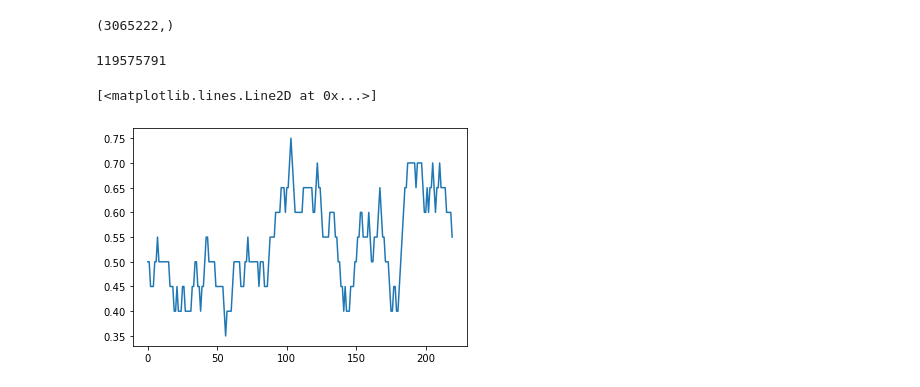
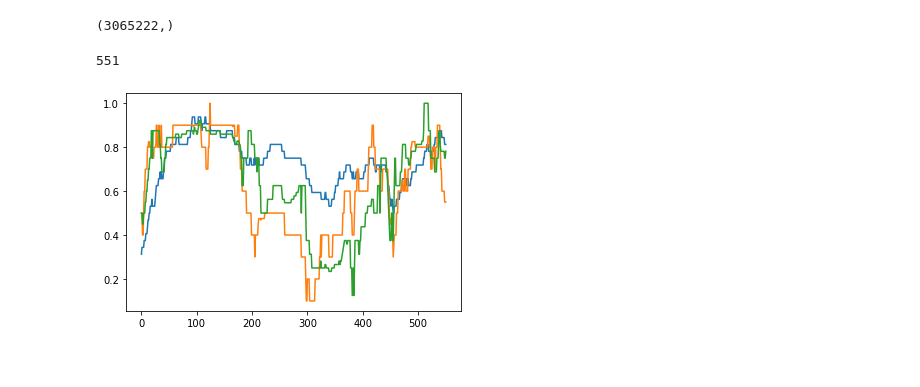
Before and after one commit to mrpogge/Urnings_project, a Jupyter notebook: main/data_trial.ipynb, the cells around one changed output. Drawn from its saved outputs; the diff is of its cells as text; code cells hidden in the pictures.

```diff
--- a/main/data_trial.ipynb
+++ b/main/data_trial.ipynb
@@ -32,24 +32,32 @@ correct_answers = df.iloc[:,5].to_numpy()
 player_ids.shape
 # %% [output]
 (3065222,)
-# %%
-from collections import Counter
-
-c = Counter(player_ids)
-most_common_player = c.most_common(1)[0][0]
-most_common_player
-# %% [output]
-119575791
 # %%
 data = mu.AlsData(player_ids, item_ids, correct_answers)
 
-players, items, ppunch, ipunch  = data.create_players_items(player_starting_score=10,item_starting_score=50,player_urn_size=20,item_urn_size=100, so_urn_size=10)
+players_nochange, items_nochange, ppunch, ipunch  = data.create_players_items(player_starting_score=10,item_starting_score=50,player_urn_size=32,item_urn_size=100, so_urn_size=10)
 
-adaptive_rule = mu.Game_Type(adaptivity="n_adaptive", alg_type="Urnings2", paired_update=True, adaptive_urn=True, adaptive_urn_type="second_order_urnings", window=10, min_urn=8, max_urn=64, permutation_test=True, perm_p_val=0.2)
-adaptive_sim = mu.Urnings(players = players, items = items, game_type=adaptive_rule, data=data)
-adaptive_sim.play(n_games=None, test = False)
+adaptive_rule = mu.Game_Type(adaptivity="n_adaptive", alg_type="Urnings2", paired_update=True, adaptive_urn=False, adaptive_urn_type="second_order_urnings", window=15, min_urn=8, max_urn=32, permutation_test=True, perm_p_val=0.1)
+nochange = mu.Urnings(players = players_nochange, items = items_nochange, game_type=adaptive_rule, data=data)
+nochange.play(n_games=None, test = False)
-# %%
-plt.plot(players[11].estimate_container)
-# %% [output]
-[<matplotlib.lines.Line2D at 0x...>]
-[figure, removed]
+# %%
+data = mu.AlsData(player_ids, item_ids, correct_answers)
+players_sourn, items_sourn, ppunch, ipunch  = data.create_players_items(player_starting_score=10,item_starting_score=50,player_urn_size=20,item_urn_size=100, so_urn_size=15)
+adaptive_rule = mu.Game_Type(adaptivity="n_adaptive", alg_type="Urnings2", paired_update=True, adaptive_urn=True, adaptive_urn_type="second_order_urnings", window=15, min_urn=16, max_urn=128, permutation_test=True, perm_p_val=0.1)
+sourn = mu.Urnings(players = players_sourn, items = items_sourn, game_type=adaptive_rule, data=data)
+sourn.play(n_games=None, test = False)
+# %%
+players_perm, items_perm, ppunch, ipunch  = data.create_players_items(player_starting_score=10,item_starting_score=50,player_urn_size=20,item_urn_size=100, so_urn_size=10)
+adaptive_rule = mu.Game_Type(adaptivity="n_adaptive", alg_type="Urnings2", paired_update=True, adaptive_urn=True, adaptive_urn_type="permutation", window=15, min_urn=8, max_urn=64, permutation_test=True, perm_p_val=0.2)
+perm = mu.Urnings(players = players_perm, items = items_perm, game_type=adaptive_rule, data=data)
+perm.play(n_games=None, test = False)
+# %%
+id = 10
+plt.plot(players_nochange[id].estimate_container)
+plt.plot(players_sourn[id].estimate_container)
+plt.plot(players_perm[id].estimate_container)
+
+print(len(players_nochange[10].estimate_container))
+# %% [output]
+551
+[figure, added]
```
Also changed, not shown: parts of 3 cells of this notebook, 30 other files.
